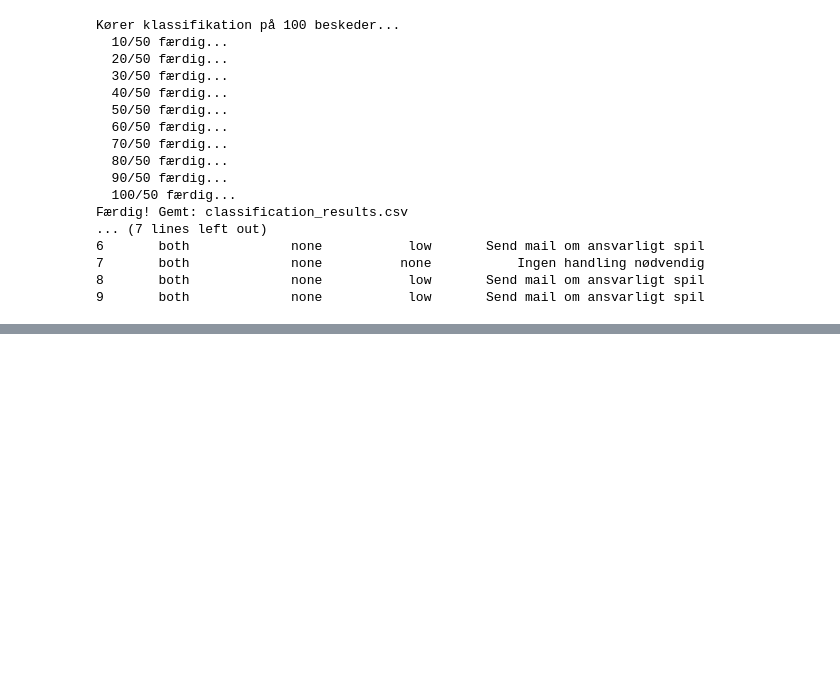
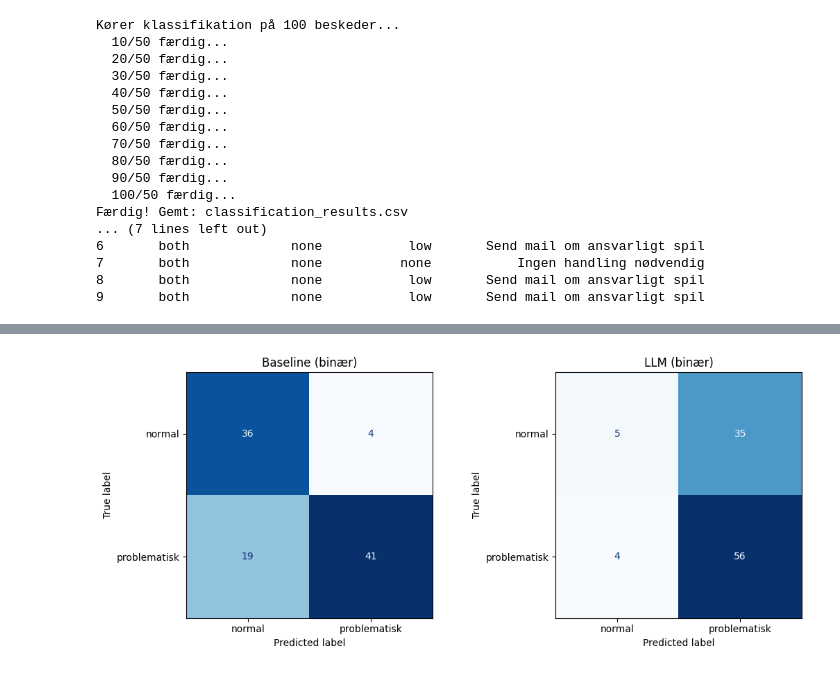
Before and after one commit to carlemil112/chat-moderation-case, a Jupyter notebook: cego_chat_monitoring.ipynb, the cells around one changed output, grey strips where cells are left out. Saved outputs shown, nothing was run; the diff lists cells and outputs as text; code cells hidden in the pictures; blank space fills up the shorter version.

```diff
--- a/cego_chat_monitoring.ipynb
+++ b/cego_chat_monitoring.ipynb
@@ -805,0 +743,13 @@ Baseline er mere præcis og konservativ, men misser en tredjedel af problematisk
+# %%
+for col in ["baseline_pred", "llm_pred"]:
+    eval_df[col + "_bin"] = eval_df[col].apply(
+        lambda x: "normal" if x == "normal" else "problematisk"
+    )
+eval_df["true_bin"] = eval_df["label"].apply(
+    lambda x: "normal" if x == "normal" else "problematisk"
+)
+
+print("=== BASELINE (binær) ===")
+print(classification_report(eval_df["true_bin"], eval_df["baseline_pred_bin"], zero_division=0))
+print("=== LLM (binær) ===")
+print(classification_report(eval_df["true_bin"], eval_df["llm_pred_bin"], zero_division=0))
@@ -805,0 +776,12 @@ Baseline er mere præcis og konservativ, men misser en tredjedel af problematisk
+# %%
+labels_bin = ["normal", "problematisk"]
+fig, axes = plt.subplots(1, 2, figsize=(11, 4.5))
+for ax, (name, col) in zip(axes, [("Baseline", "baseline_pred_bin"), ("LLM", "llm_pred_bin")]):
+    cm = confusion_matrix(eval_df["true_bin"], eval_df[col], labels=labels_bin)
+    ConfusionMatrixDisplay(cm, display_labels=labels_bin).plot(ax=ax, cmap="Blues", colorbar=False)
+    ax.set_title(f"{name} (binær)")
+plt.tight_layout()
+plt.savefig("confusion_binar_shared.png", dpi=150, bbox_inches="tight")
+plt.show()
+# %% [output]
+[figure, added]
```
Also changed, not shown: parts of 46 cells of this notebook, 8 other files.
